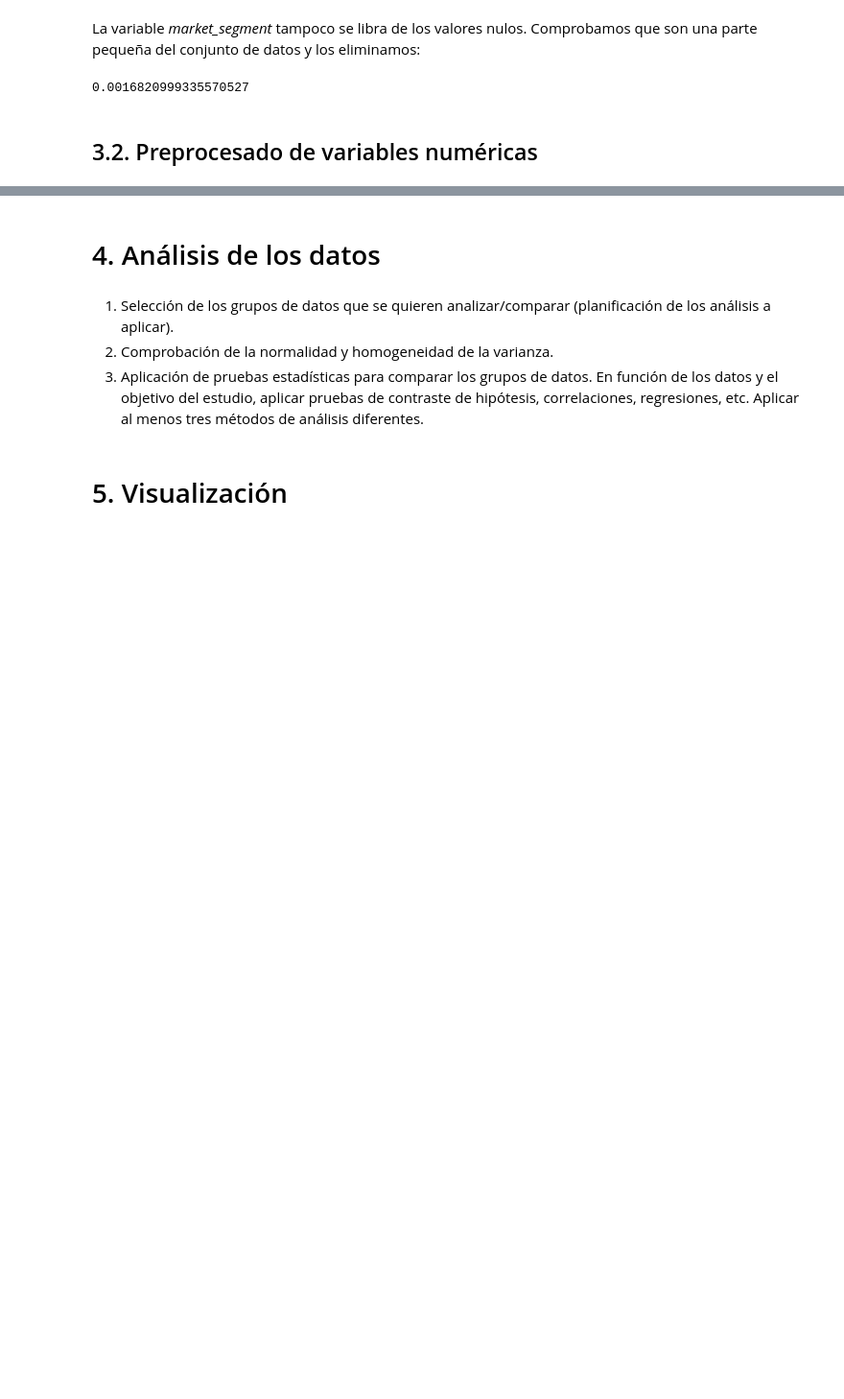
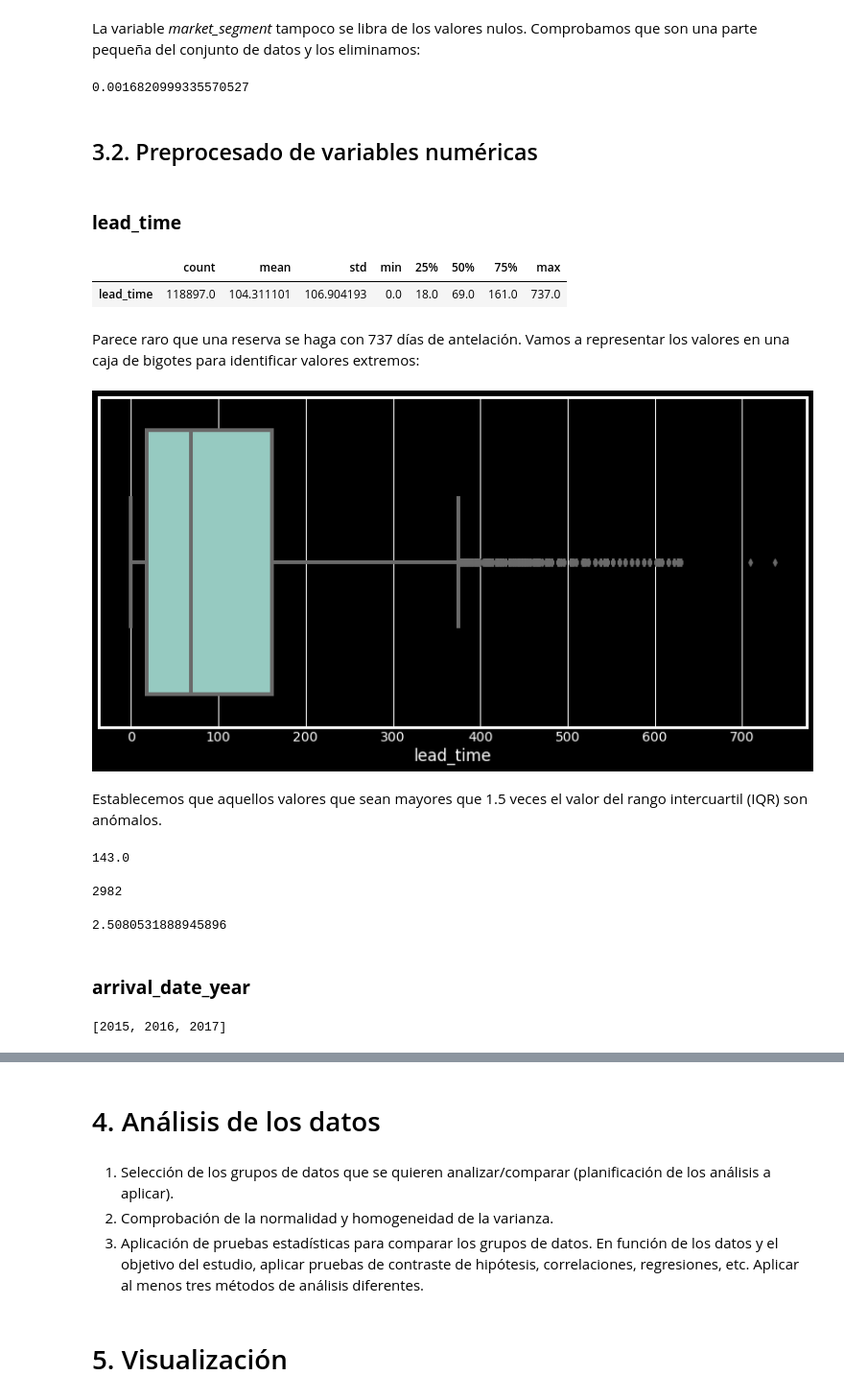
Before and after one commit to NorhanMasterUOC/hotel_bookings_EDA, a Jupyter notebook: hotel_bookings.ipynb, the cells around one changed output, grey strips where cells are left out. Shown at 96% size. Drawn from its saved outputs; the diff is of its cells as text; code cells hidden in the pictures; blank space fills up the shorter version.

```diff
--- a/hotel_bookings.ipynb
+++ b/hotel_bookings.ipynb
@@ -214,3 +214,47 @@ La variable *market_segment* tampoco se libra de los valores nulos. Comprobamos
 data = data.drop(data.loc[data["market_segment"] == "Undefined", "market_segment"].index)
 # %% [markdown]
 ## 3.2. Preprocesado de variables numéricas
+# %% [markdown]
+### **lead_time**
+# %%
+pd.DataFrame(data["lead_time"].describe()).transpose()
+# %% [output]
+|  | count | mean | std | min | 25% | 50% | 75% | max |
+| lead_time | 118897.0 | 104.311101 | 106.904193 | 0.0 | 18.0 | 69.0 | 161.0 | 737.0 |
+# %% [markdown]
+Parece raro que una reserva se haga con 737 días de antelación. Vamos a representar los valores en una caja de bigotes para identificar valores extremos:
+# %%
+plt.figure(figsize=(12, 6))
+plt.style.use('dark_background')
+
+sns.boxplot(data['lead_time'])
+
+plt.show()
+# %% [output]
+[figure, added]
+# %% [markdown]
+Establecemos que aquellos valores que sean mayores que 1.5 veces el valor del rango intercuartil (IQR) son anómalos.
+# %%
+# ¿Cuál es el rango intercuartil de 'lead_time'?
+Q1, Q3 = data['lead_time'].quantile([.25, .75])
+# Rango intercuartil = Tercer cuartil - Primer cuartil
+IQR = Q3 - Q1
+IQR
+# %% [output]
+143.0
+# %%
+# ¿Cuántos valores anómalos tiene la variable 'lead_time'?
+((data['lead_time'] < (Q1 - 1.5 * IQR)) | (data['lead_time'] > (Q3 + 1.5 * IQR))).sum()
+# %% [output]
+2982
+# %%
+# ¿Cuál es el % de estos comparado con el total?
+((data['lead_time'] < (Q1 - 1.5 * IQR)) | (data['lead_time'] > (Q3 + 1.5 * IQR))).sum()*100/len(data)
+# %% [output]
+2.5080531888945896
+# %% [markdown]
+### **arrival_date_year**
+# %%
+list(data["arrival_date_year"].unique())
+# %% [output]
+[2015, 2016, 2017]
```
Also changed, not shown: parts of 15 cells of this notebook.
